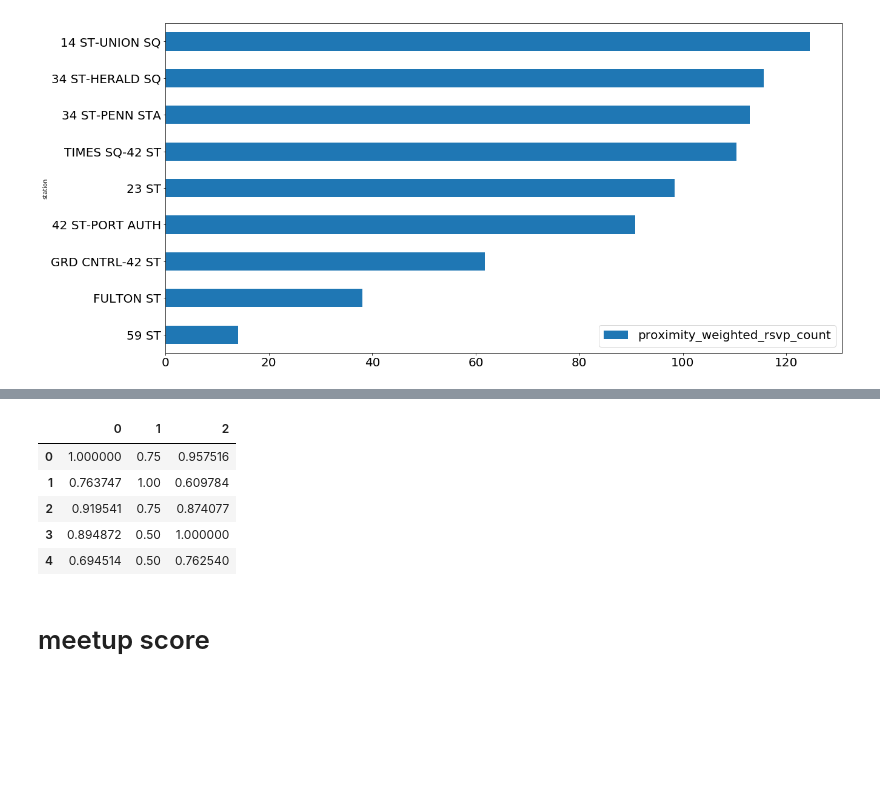
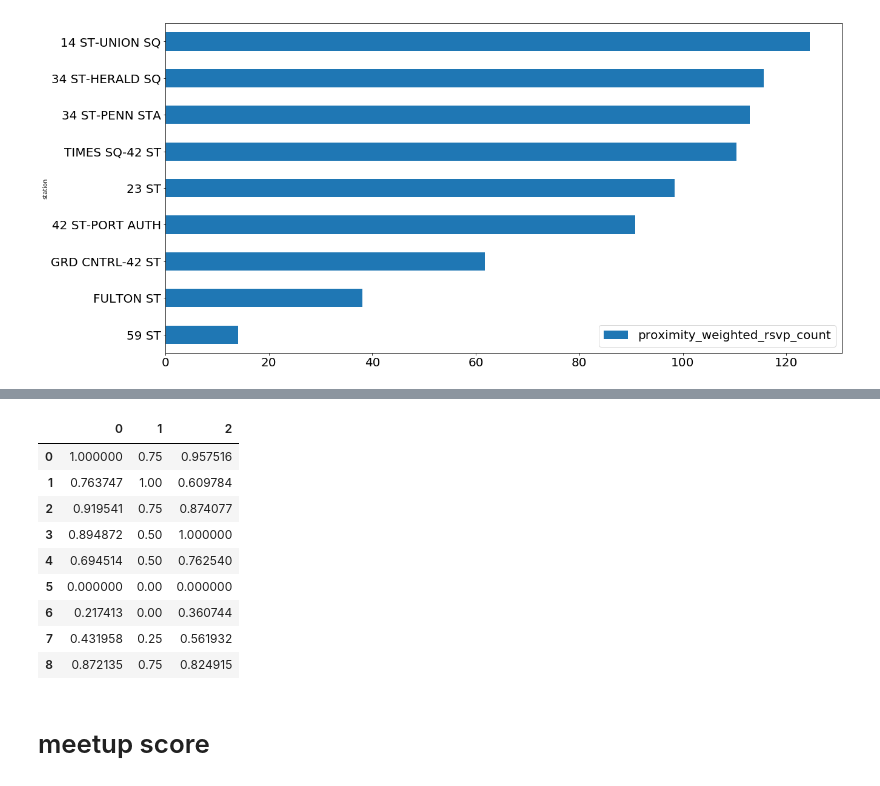
Before and after one commit to cyrus-rustomji/metis_projects, a Jupyter notebook: FirstProejct.ipynb, the cells around one changed output, grey strips where cells are left out. Cells and saved outputs as stored; diff of their text form; code cells hidden in the pictures; blank space fills up the shorter version.

```diff
--- a/FirstProejct.ipynb
+++ b/FirstProejct.ipynb
@@ -912,15 +992,19 @@ meetup_groupd_df = meetup_Grouped.reset_index()
 # %%
 min_max_scaler = preprocessing.MinMaxScaler()
 x_scaled_meetup = min_max_scaler.fit_transform(meetup_Grouped)
 meetup_groupd_normaliazed_df = pd.DataFrame(x_scaled_meetup)
-meetup_groupd_normaliazed_df.head()
+meetup_groupd_normaliazed_df
 # %% [output]
 |  | 0 | 1 | 2 |
 | 0 | 1.000000 | 0.75 | 0.957516 |
 | 1 | 0.763747 | 1.00 | 0.609784 |
 | 2 | 0.919541 | 0.75 | 0.874077 |
 | 3 | 0.894872 | 0.50 | 1.000000 |
 | 4 | 0.694514 | 0.50 | 0.762540 |
+| 5 | 0.000000 | 0.00 | 0.000000 |
+| 6 | 0.217413 | 0.00 | 0.360744 |
+| 7 | 0.431958 | 0.25 | 0.561932 |
+| 8 | 0.872135 | 0.75 | 0.824915 |
 # %% [markdown]
 # meetup score
 # %%
```
Also changed, not shown: parts of 16 cells of this notebook, 1 other file.
